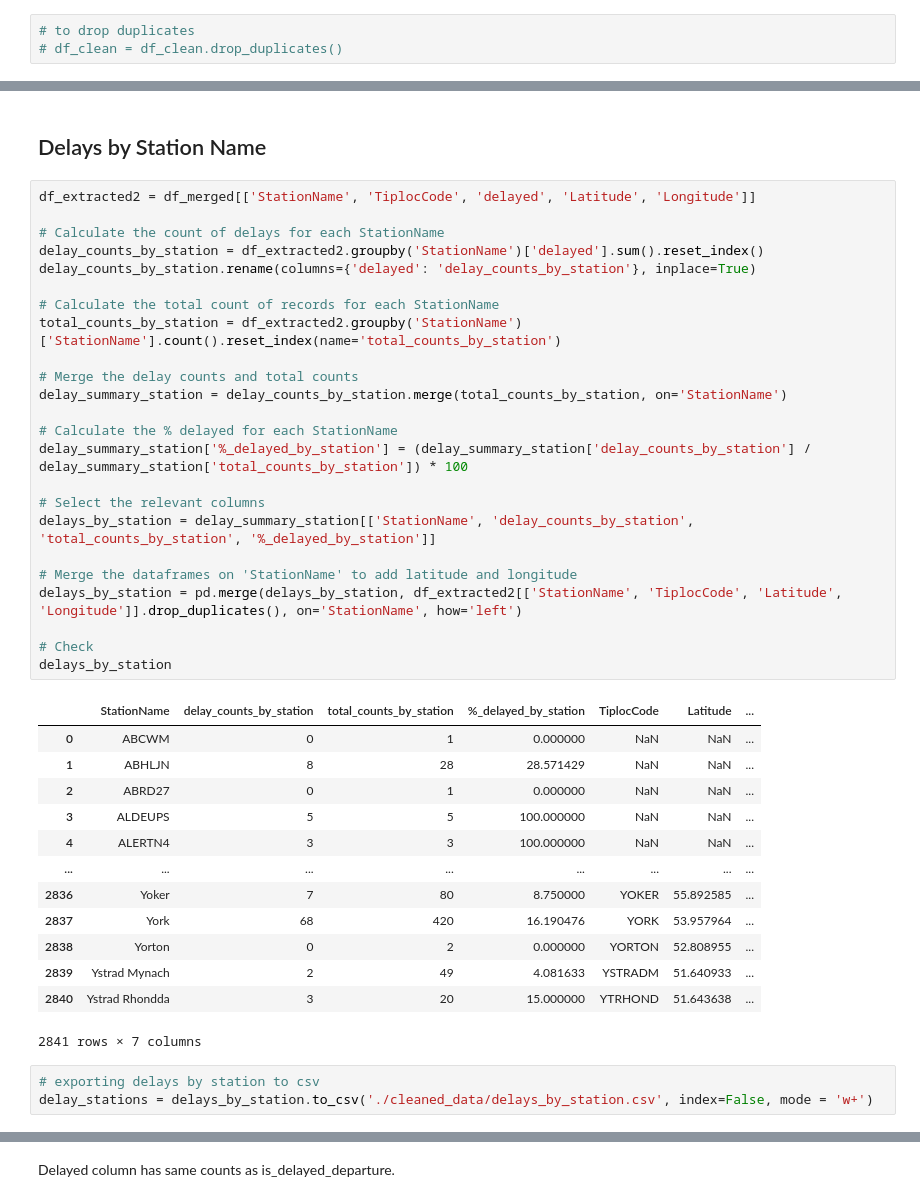
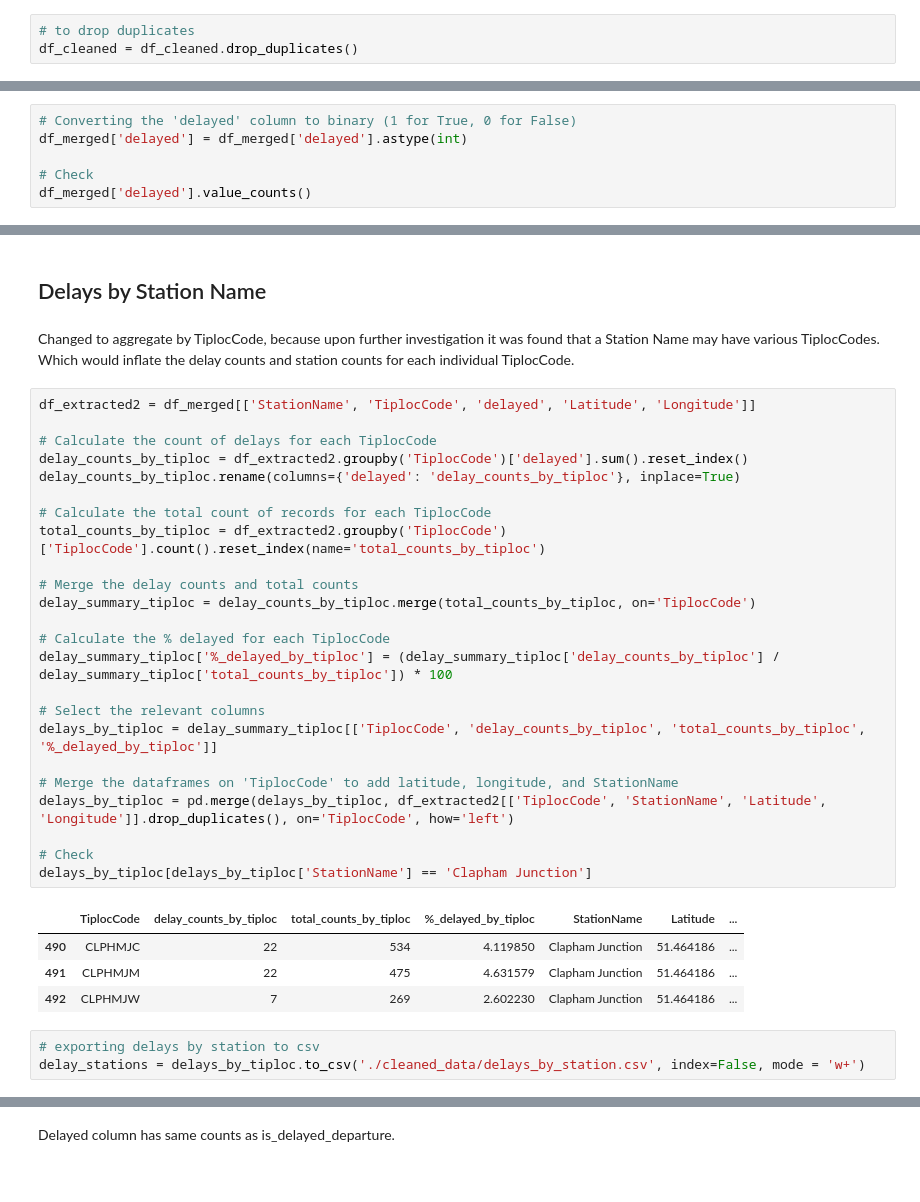
Before and after one commit to julessaldivar/-UK-Rail-Data-Pipeline-EDA, a Jupyter notebook: UK_RAil_EDA.ipynb, the cells around one changed output, grey strips where cells are left out. Saved outputs shown, nothing was run; the diff lists cells and outputs as text.

Commit message:
aggregating by TiplocCode

```diff
--- a/UK_RAil_EDA.ipynb
+++ b/UK_RAil_EDA.ipynb
@@ -74,6 +74,6 @@ duplicates
 # %%
 # to drop duplicates
-# df_clean = df_clean.drop_duplicates()
+df_cleaned = df_cleaned.drop_duplicates()
 # %%
 # check nulls
 df_cleaned.isna().sum()
@@ -495,3 +495,9 @@ df_merged.head()
 | 2 | 202407036735756 | C35756 | 2024-07-03 | TD | ESTHRAK | 19:30:30 | ... |
 | 3 | 202407036735756 | C35756 | 2024-07-03 | TD | BRMB | 19:33:00 | ... |
 | 4 | 202407036735756 | C35756 | 2024-07-03 | TD | BRMBRK | 19:35:00 | ... |
+# %%
+# Converting the 'delayed' column to binary (1 for True, 0 for False)
+df_merged['delayed'] = df_merged['delayed'].astype(int)
+
+# Check
+df_merged['delayed'].value_counts()
@@ -538,47 +558,40 @@ delays_by_route
 delays_route = delays_by_route.to_csv('./cleaned_data/delays_by_route.csv', index=False, mode = 'w+')
 # %% [markdown]
 ## Delays by Station Name
+# %% [markdown]
+Changed to aggregate by TiplocCode, because upon further investigation it was found that a Station Name may have various TiplocCodes. Which would inflate the delay counts and station counts for each individual TiplocCode.
 # %%
 df_extracted2 = df_merged[['StationName', 'TiplocCode', 'delayed', 'Latitude', 'Longitude']]
 
-# Calculate the count of delays for each StationName
-delay_counts_by_station = df_extracted2.groupby('StationName')['delayed'].sum().reset_index()
-delay_counts_by_station.rename(columns={'delayed': 'delay_counts_by_station'}, inplace=True)
+# Calculate the count of delays for each TiplocCode
+delay_counts_by_tiploc = df_extracted2.groupby('TiplocCode')['delayed'].sum().reset_index()
+delay_counts_by_tiploc.rename(columns={'delayed': 'delay_counts_by_tiploc'}, inplace=True)
 
-# Calculate the total count of records for each StationName
-total_counts_by_station = df_extracted2.groupby('StationName')['StationName'].count().reset_index(name='total_counts_by_station')
+# Calculate the total count of records for each TiplocCode
+total_counts_by_tiploc = df_extracted2.groupby('TiplocCode')['TiplocCode'].count().reset_index(name='total_counts_by_tiploc')
 
 # Merge the delay counts and total counts
-delay_summary_station = delay_counts_by_station.merge(total_counts_by_station, on='StationName')
+delay_summary_tiploc = delay_counts_by_tiploc.merge(total_counts_by_tiploc, on='TiplocCode')
 
-# Calculate the % delayed for each StationName
-delay_summary_station['%_delayed_by_station'] = (delay_summary_station['delay_counts_by_station'] / delay_summary_station['total_counts_by_station']) * 100
+# Calculate the % delayed for each TiplocCode
+delay_summary_tiploc['%_delayed_by_tiploc'] = (delay_summary_tiploc['delay_counts_by_tiploc'] / delay_summary_tiploc['total_counts_by_tiploc']) * 100
 
 # Select the relevant columns
-delays_by_station = delay_summary_station[['StationName', 'delay_counts_by_station', 'total_counts_by_station', '%_delayed_by_station']]
+delays_by_tiploc = delay_summary_tiploc[['TiplocCode', 'delay_counts_by_tiploc', 'total_counts_by_tiploc', '%_delayed_by_tiploc']]
 
-# Merge the dataframes on 'StationName' to add latitude and longitude
-delays_by_station = pd.merge(delays_by_station, df_extracted2[['StationName', 'TiplocCode', 'Latitude', 'Longitude']].drop_duplicates(), on='StationName', how='left')
+# Merge the dataframes on 'TiplocCode' to add latitude, longitude, and StationName
+delays_by_tiploc = pd.merge(delays_by_tiploc, df_extracted2[['TiplocCode', 'StationName', 'Latitude', 'Longitude']].drop_duplicates(), on='TiplocCode', how='left')
 
 # Check
-delays_by_station
+delays_by_tiploc[delays_by_tiploc['StationName'] == 'Clapham Junction']
 # %% [output]
-|  | StationName | delay_counts_by_station | total_counts_by_station | %_delayed_by_station | TiplocCode | Latitude | ... |
-| 0 | ABCWM | 0 | 1 | 0.000000 | NaN | NaN | ... |
-| 1 | ABHLJN | 8 | 28 | 28.571429 | NaN | NaN | ... |
-| 2 | ABRD27 | 0 | 1 | 0.000000 | NaN | NaN | ... |
-| 3 | ALDEUPS | 5 | 5 | 100.000000 | NaN | NaN | ... |
-| 4 | ALERTN4 | 3 | 3 | 100.000000 | NaN | NaN | ... |
-| ... | ... | ... | ... | ... | ... | ... | ... |
-| 2836 | Yoker | 7 | 80 | 8.750000 | YOKER | 55.892585 | ... |
-| 2837 | York | 68 | 420 | 16.190476 | YORK | 53.957964 | ... |
-| 2838 | Yorton | 0 | 2 | 0.000000 | YORTON | 52.808955 | ... |
-| 2839 | Ystrad Mynach | 2 | 49 | 4.081633 | YSTRADM | 51.640933 | ... |
-| 2840 | Ystrad Rhondda | 3 | 20 | 15.000000 | YTRHOND | 51.643638 | ... |
+|  | TiplocCode | delay_counts_by_tiploc | total_counts_by_tiploc | %_delayed_by_tiploc | StationName | Latitude | ... |
+| 490 | CLPHMJC | 22 | 534 | 4.119850 | Clapham Junction | 51.464186 | ... |
+| 491 | CLPHMJM | 22 | 475 | 4.631579 | Clapham Junction | 51.464186 | ... |
+| 492 | CLPHMJW | 7 | 269 | 2.602230 | Clapham Junction | 51.464186 | ... |
-2841 rows × 7 columns
 # %%
 # exporting delays by station to csv
-delay_stations = delays_by_station.to_csv('./cleaned_data/delays_by_station.csv', index=False, mode = 'w+')
+delay_stations = delays_by_tiploc.to_csv('./cleaned_data/delays_by_station.csv', index=False, mode = 'w+')
 # %%
 # check how is_delayed arrivals/departures compare with delayed column
 df_merged['is_delayed_arrival'].value_counts()
```
Also changed, not shown: parts of 39 cells of this notebook.
